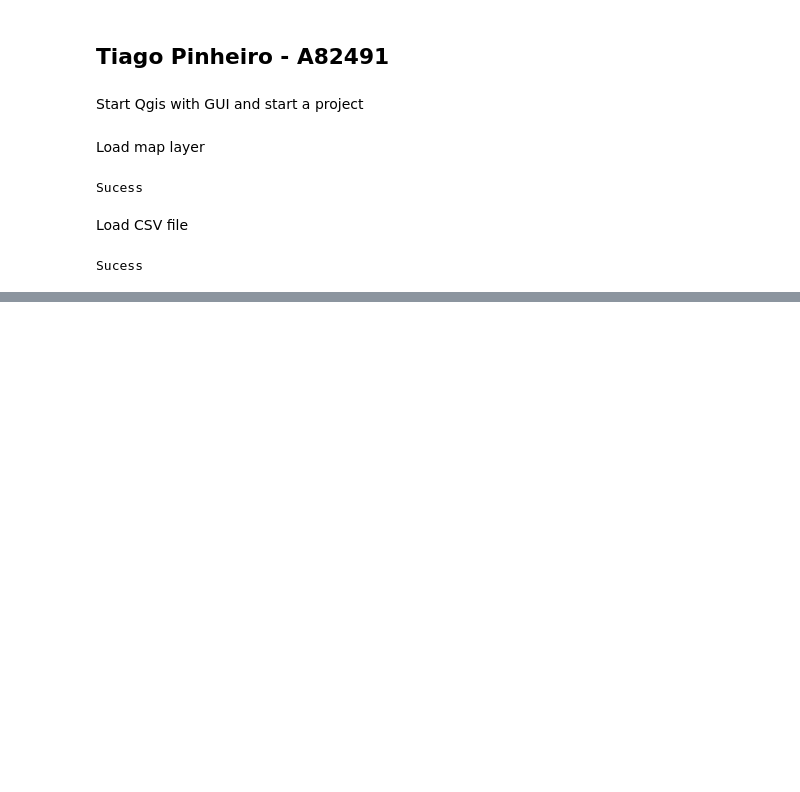
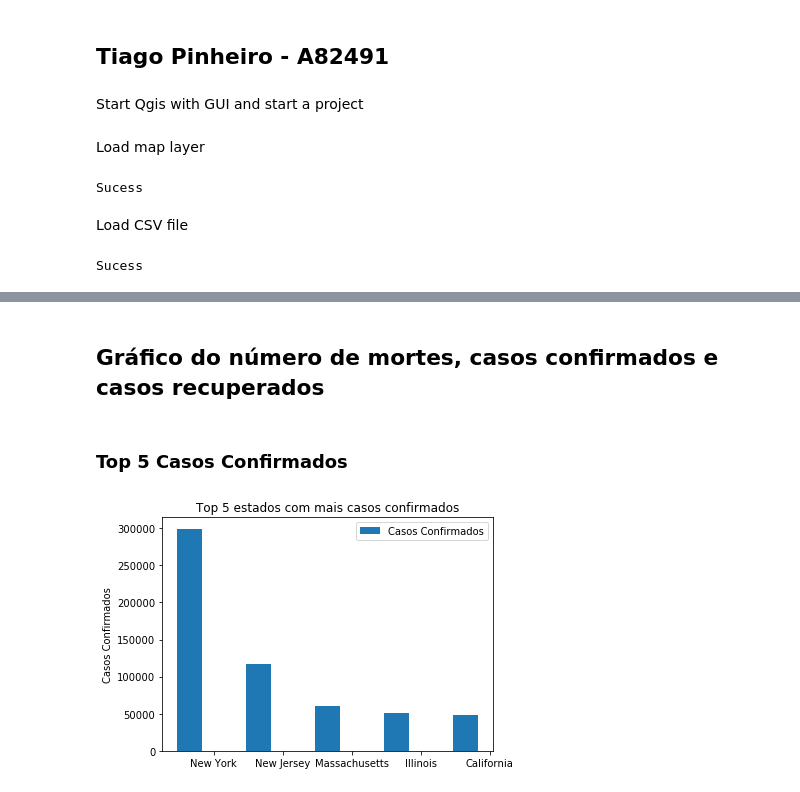
Before and after one commit to Zayts3v/Cartografia, a Jupyter notebook: Cartografia_TP_A82491.ipynb, the cells around one changed output, grey strips where cells are left out. Cells and saved outputs as stored; diff of their text form; code cells hidden in the pictures; blank space fills up the shorter version.

Commit message:
Adicionar gráficos dos tops.

```diff
--- a/Cartografia_TP_A82491.ipynb
+++ b/Cartografia_TP_A82491.ipynb
@@ -116,0 +62,2 @@ Image( imgbuf.data() )
+# %% [markdown]
+## Gráfico do número de mortes, casos confirmados e casos recuperados
@@ -116,0 +84,34 @@ Image( imgbuf.data() )
+# %%
+size = len(dict)-5
+
+c = sorted(dict, key = lambda i: i['Confirmed'],reverse=True)
+d = sorted(dict, key = lambda i: i['Death'],reverse=True)
+r = sorted(dict, key = lambda i: i['Recovered'],reverse=True)
+
+top5confirmed = c[0:5]
+top5death = d[0:5]
+top5recovered = r[0:5]
+
+bottom5confirmed = c[size:]
+bottom5death = d[size:]
+# %% [markdown]
+### Top 5 Casos Confirmados
+# %%
+delta1 = [top5confirmed[0]['Confirmed'],top5confirmed[1]['Confirmed'],top5confirmed[2]['Confirmed'],top5confirmed[3]['Confirmed'],top5confirmed[4]['Confirmed']]
+states = [top5confirmed[0]['Name'],top5confirmed[1]['Name'],top5confirmed[2]['Name'],top5confirmed[3]['Name'],top5confirmed[4]['Name']]
+
+fig, ax = plt.subplots()
+index = np.arange(5)
+bar_width = 0.35
+
+rects1 = plt.bar(index, delta1, bar_width, label='Casos Confirmados')
+
+plt.ylabel('Casos Confirmados')
+plt.title('Top 5 estados com mais casos confirmados')
+plt.xticks(index + bar_width,states,)
+plt.legend()
+
+plt.tight_layout()
+plt.show()
+# %% [output]
+[figure, added]
```
Also changed, not shown: parts of 17 cells of this notebook, 1 other file.
